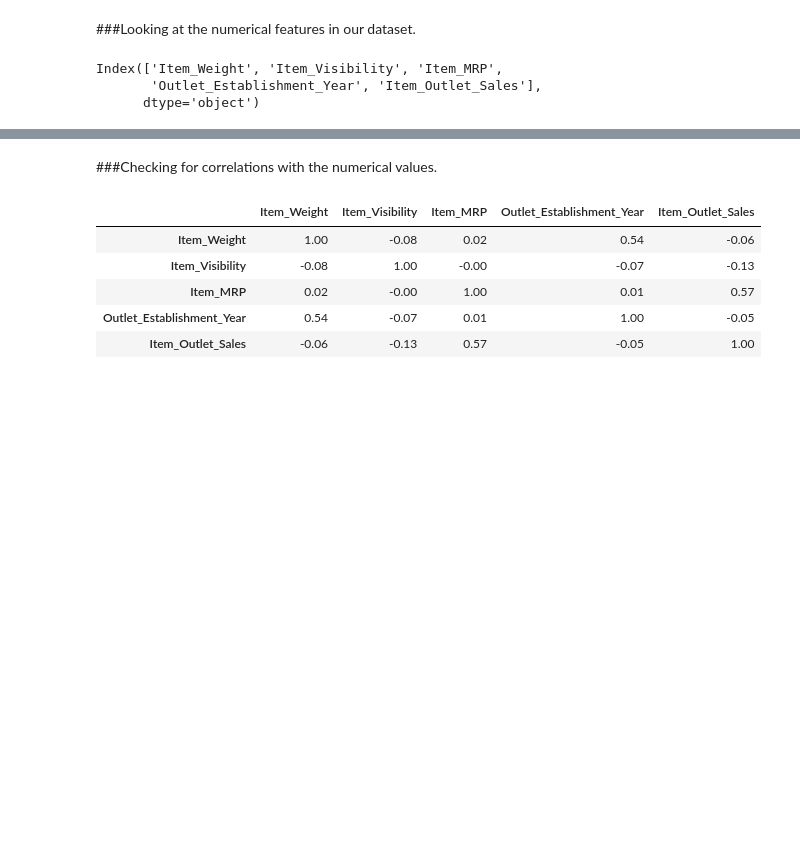
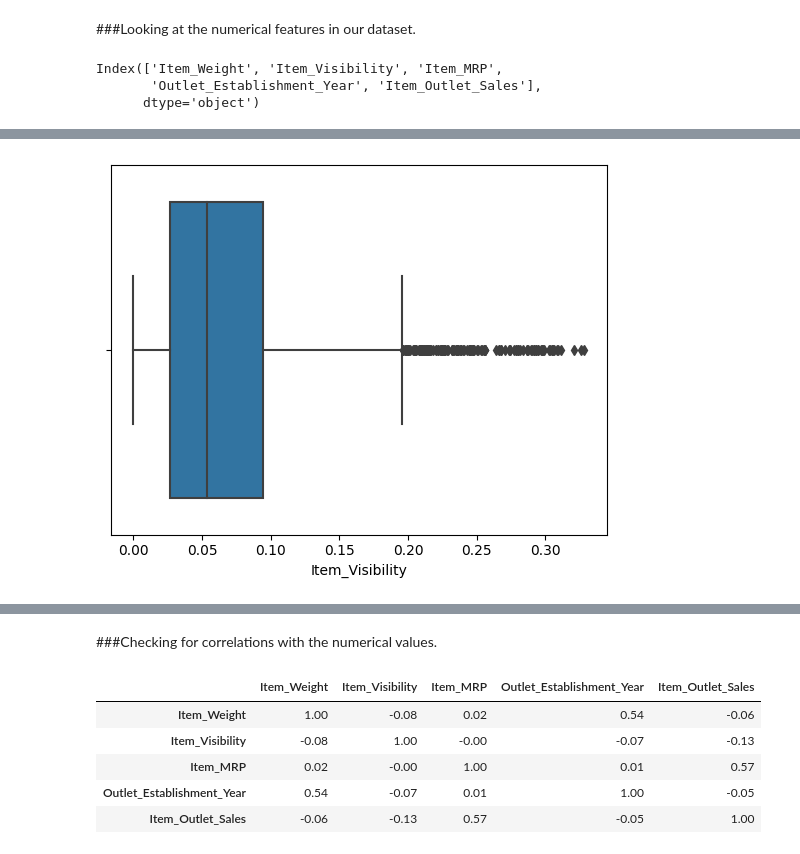
Before and after one commit to nenarossbce/Prediction-of-Product-Sales, a Jupyter notebook: Prediction_of_Product_Sales.ipynb, the cells around one changed output, grey strips where cells are left out. Saved outputs shown, nothing was run; the diff lists cells and outputs as text; code cells hidden in the pictures; blank space fills up the shorter version.

```diff
--- a/Prediction_of_Product_Sales.ipynb
+++ b/Prediction_of_Product_Sales.ipynb
@@ -334,0 +351,4 @@ Index(['Item_Weight', 'Item_Visibility', 'Item_MRP',
+# %%
+sns.boxplot(data=df, x='Item_Visibility');
+# %% [output]
+[figure, added]
```
Also changed, not shown: parts of 28 cells of this notebook.
